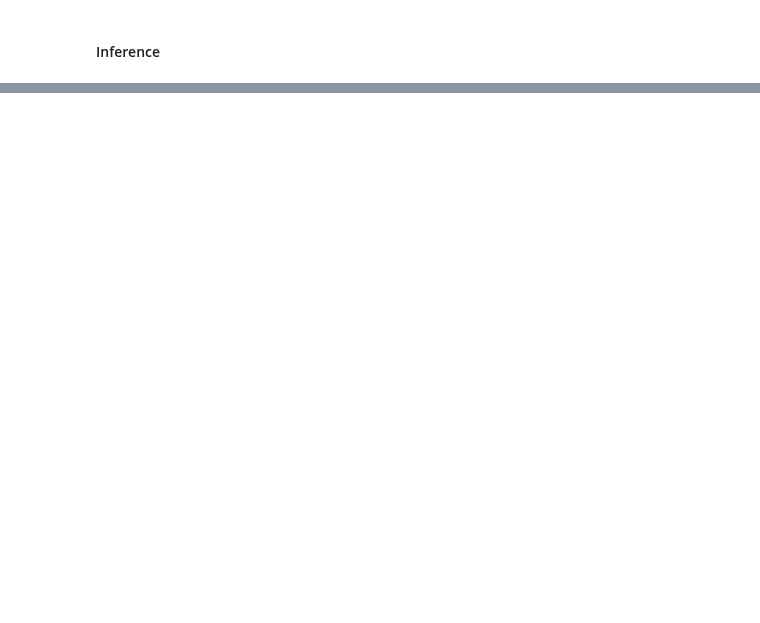
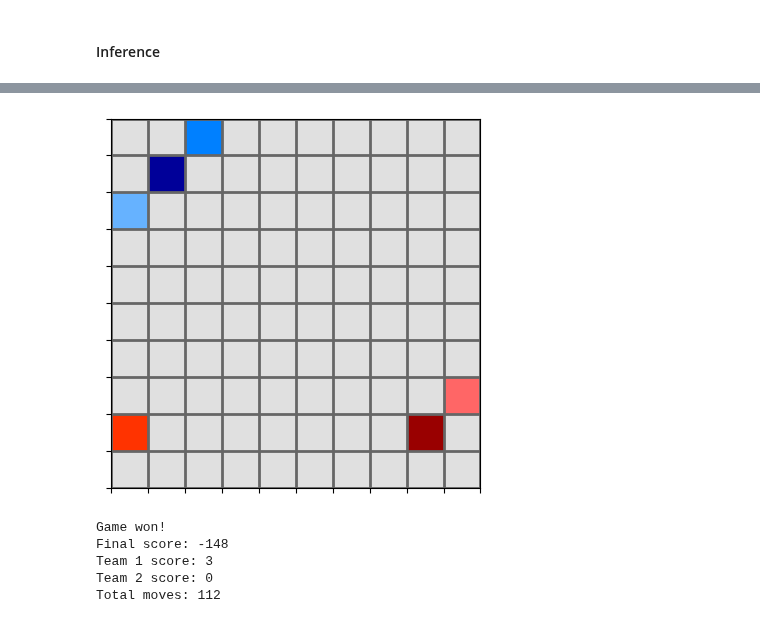
Before and after one commit to g-nightingale/marl-ctf-development, a Jupyter notebook: mvp_environment/mvp_env.ipynb, the cells around one changed output, grey strips where cells are left out. Drawn from its saved outputs; the diff is of its cells as text; code cells hidden in the pictures; blank space fills up the shorter version.

```diff
--- a/mvp_environment/mvp_env.ipynb
+++ b/mvp_environment/mvp_env.ipynb
@@ -383,0 +485,36 @@ Total moves: 73
+# %%
+# load saved network weights
+ddqn_t1 = DuelingDQNNetwork(name='duelingdqn_t1_mixed')
+ddqn_t1.load_model()
+
+ddqn_t2 = DuelingDQNNetwork(name='duelingdqn_t2_mixed')
+ddqn_t2.load_model()
+
+# create agents
+use_softmax = True
+agent_t1 = DQNAgent(q_network=ddqn_t1 ,
+                    use_softmax=use_softmax)
+
+agent_t2 = DQNAgent(q_network=ddqn_t2,
+                    use_softmax=use_softmax)
+
+# create environment
+env = GridworldCtf()
+env.AGENT_TYPES = {
+    0: 0,
+    1: 1,
+    2: 0,
+    3: 1
+}
+env.TAG_PROBABILITY = 0.0
+env_dims = (1, 1, 10, 10)
+# %%
+# test model
+ut.test_model(env, agent_t1, agent_t2, env_dims, display=True, max_moves=200)
+# %% [output]
+[figure, added]
+Game won!
+Final score: -148
+Team 1 score: 3
+Team 2 score: 0
+Total moves: 112
```
Also changed, not shown: parts of 13 cells of this notebook, 6 other files.
